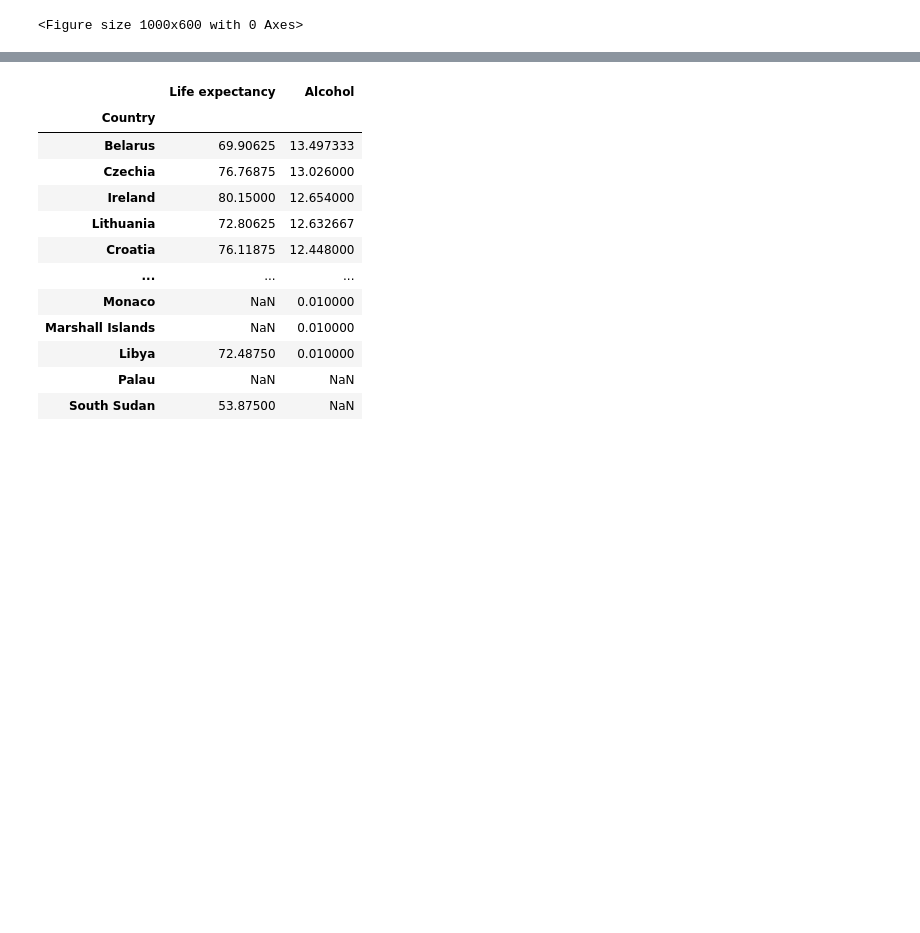
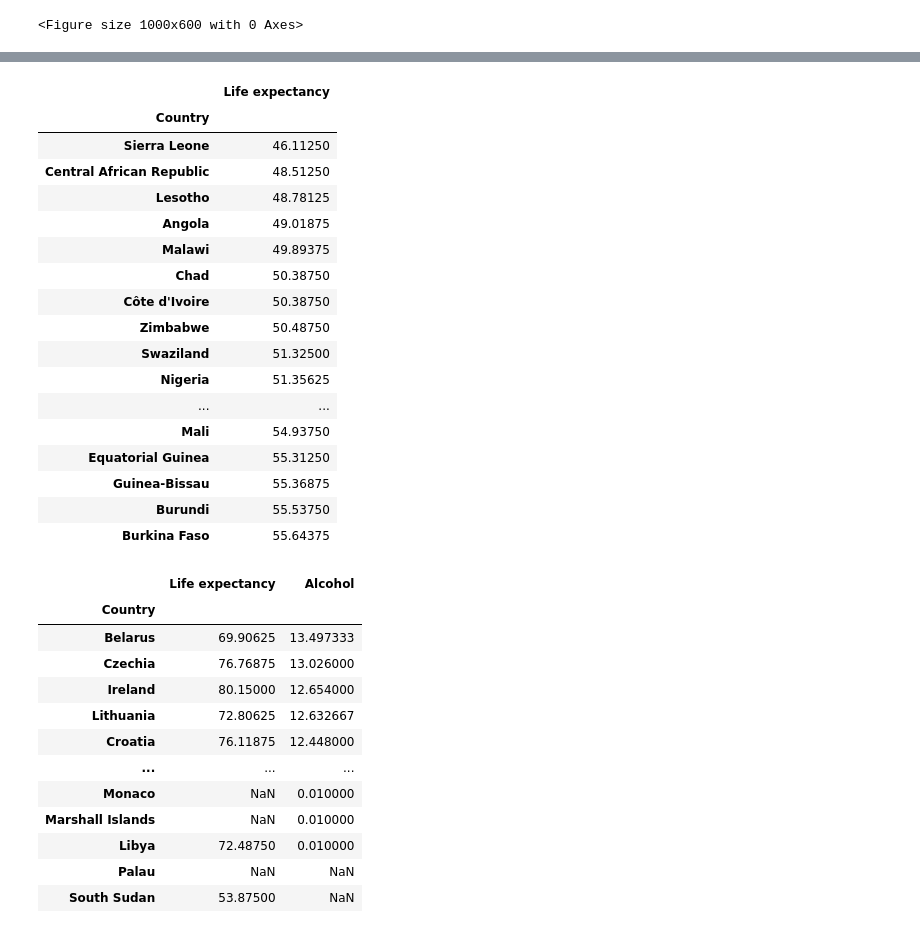
Before and after one commit to Sweetom/sweet, a Jupyter notebook: Life Expectancy/notebooks/FinalProject.ipynb, the cells around one changed output, grey strips where cells are left out. Cells and saved outputs as stored; diff of their text form; code cells hidden in the pictures; blank space fills up the shorter version.

```diff
--- a/Life Expectancy/notebooks/FinalProject.ipynb
+++ b/Life Expectancy/notebooks/FinalProject.ipynb
@@ -143,3 +157,25 @@ df.groupby("Country").agg({'Life expectancy ':'mean'}).sort_values('Life expecta
+# %%
+#Countries with the lowest life expectancy
+df.groupby("Country").agg({'Life expectancy ':'mean'}).sort_values('Life expectancy ', ascending = True).head(20)
+# %% [output]
+|  | Life expectancy |
+| Country |  |
+| Sierra Leone | 46.11250 |
+| Central African Republic | 48.51250 |
+| Lesotho | 48.78125 |
+| Angola | 49.01875 |
+| Malawi | 49.89375 |
+| Chad | 50.38750 |
+| Côte d'Ivoire | 50.38750 |
+| Zimbabwe | 50.48750 |
+| Swaziland | 51.32500 |
+| Nigeria | 51.35625 |
+| ... | ... |
+| Mali | 54.93750 |
+| Equatorial Guinea | 55.31250 |
+| Guinea-Bissau | 55.36875 |
+| Burundi | 55.53750 |
+| Burkina Faso | 55.64375 |
 # %%
 df.groupby("Country").agg({'Life expectancy ':'mean', 'Alcohol':'mean'}).sort_values('Alcohol', ascending = False)
 # %% [output]
```
Also changed, not shown: parts of 6 cells of this notebook.
